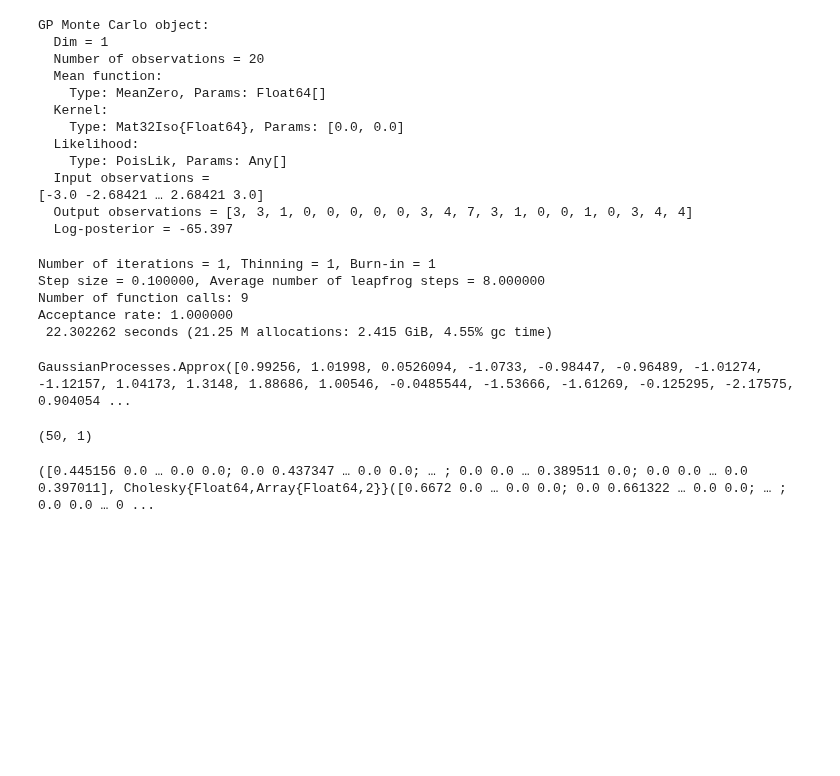
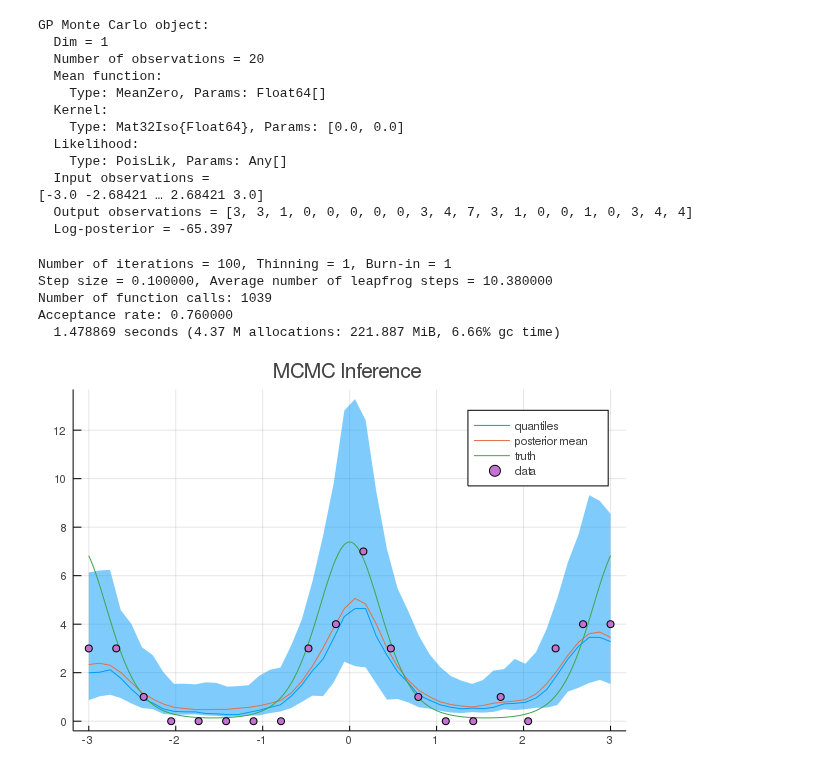
Before and after one commit to STOR-i/GaussianProcesses.jl, a Jupyter notebook: notebooks/Poisson regression.ipynb, the cells around one changed output. Drawn from its saved outputs; the diff is of its cells as text; code cells hidden in the pictures; blank space fills up the shorter version.

```diff
--- a/notebooks/Poisson regression.ipynb
+++ b/notebooks/Poisson regression.ipynb
@@ -46,57 +53,37 @@ GP Monte Carlo object:
   Output observations = [3, 3, 1, 0, 0, 0, 0, 0, 3, 4, 7, 3, 1, 0, 0, 1, 0, 3, 4, 4]
   Log-posterior = -65.397
 # %%
-set_priors!(gp.kernel,[Normal(-2.0,4.0),Normal(-2.0,4.0)])
-# @time samples = mcmc(gp; nIter=100);
+set_priors!(gpmc.kernel,[Normal(-2.0,4.0),Normal(-2.0,4.0)])
+set_priors!(gpvi.kernel,[Normal(-2.0,4.0),Normal(-2.0,4.0)])
+@time samples = mcmc(gpmc; nIter=100);
+# %% [output]
+Number of iterations = 100, Thinning = 1, Burn-in = 1
+Step size = 0.100000, Average number of leapfrog steps = 10.380000
+Number of function calls: 1039
+Acceptance rate: 0.760000
+  1.478869 seconds (4.37 M allocations: 221.887 MiB, 6.66% gc time)
 # %%
 #Sample predicted values
-xtest = range(minimum(gp.x),stop=maximum(gp.x),length=50);
+xtest = range(minimum(gpmc.x),stop=maximum(gpmc.x),length=50);
 ymean = [];
 fsamples = Array{Float64}(undef,size(samples,2), length(xtest));
 for i in 1:size(samples,2)
-    set_params!(gp,samples[:,i])
-    update_target!(gp)
-    push!(ymean, predict_y(gp,xtest)[1])
-    fsamples[i,:] = rand(gp, xtest)
+    set_params!(gpmc,samples[:,i])
+    update_target!(gpmc)
+    push!(ymean, predict_y(gpmc,xtest)[1])
+    fsamples[i,:] = rand(gpmc, xtest)
 end
 
 #Predictive plots
 
 q10 = [quantile(fsamples[:,i], 0.1) for i in 1:length(xtest)]
 q50 = [quantile(fsamples[:,i], 0.5) for i in 1:length(xtest)]
 q90 = [quantile(fsamples[:,i], 0.9) for i in 1:length(xtest)]
-plot(xtest,exp.(q50),ribbon=(exp.(q10), exp.(q90)),leg=true, fmt=:png, label="quantiles")
+plot(xtest,exp.(q50),ribbon=(exp.(q10), exp.(q90)),leg=true, fmt=:png, label="quantiles", title = "MCMC Inference")
 plot!(xtest,mean(ymean), label="posterior mean")
 xx = range(-3,stop=3,length=1000);
 f_xx = 2*cos.(2*xx);
 plot!(xx, exp.(f_xx), label="truth")
 scatter!(X,Y, label="data")
+# %% [output]
+[figure, added]
-# %%
-using PDMats, LinearAlgebra
-@time Q = vi(gp, nits=1000)
-
-# gp.μ = Q.m
-# gp.cK = PDMat(Q.V)
-# %% [output]
-Number of iterations = 1, Thinning = 1, Burn-in = 1
-Step size = 0.100000, Average number of leapfrog steps = 8.000000
-Number of function calls: 9
-Acceptance rate: 1.000000
- 22.302262 seconds (21.25 M allocations: 2.415 GiB, 4.55% gc time)
-GaussianProcesses.Approx([0.99256, 1.01998, 0.0526094, -1.0733, -0.98447, -0.96489, -1.01274, -1.12157, 1.04173, 1.3148, 1.88686, 1.00546, -0.0485544, -1.53666, -1.61269, -0.125295, -2.17575, 0.904054 ...
-# %%
-xtest = range(minimum(gp.x)-10,stop=maximum(gp.x)+10,length=50);
-
-pred, post_var = predict_f(gp, xtest)
-
-nobs = size(xtest', 2)
-n_sample = size(A, 2)
-
-A = Array{Float64}(undef, size(xtest, 1), 1)
-println(size(A))
-
-# broadcast!(+, A, μ, unwhiten!(post_var,randn(nobs, n_sample)))
-GaussianProcesses.make_posdef!(Q.V)
-# %% [output]
-(50, 1)
-([0.445156 0.0 … 0.0 0.0; 0.0 0.437347 … 0.0 0.0; … ; 0.0 0.0 … 0.389511 0.0; 0.0 0.0 … 0.0 0.397011], Cholesky{Float64,Array{Float64,2}}([0.6672 0.0 … 0.0 0.0; 0.0 0.661322 … 0.0 0.0; … ; 0.0 0.0 … 0 ...
```
Also changed, not shown: parts of 5 cells of this notebook.
